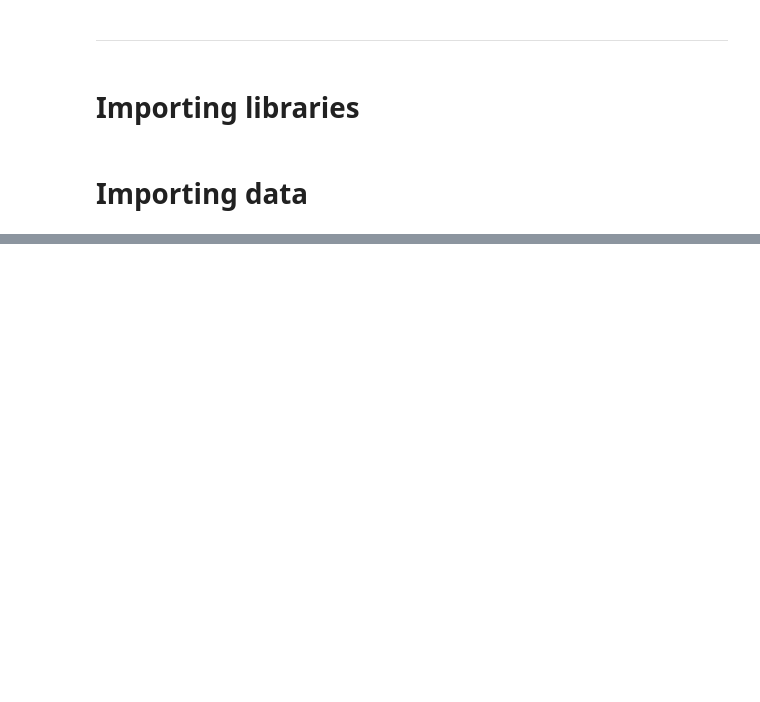
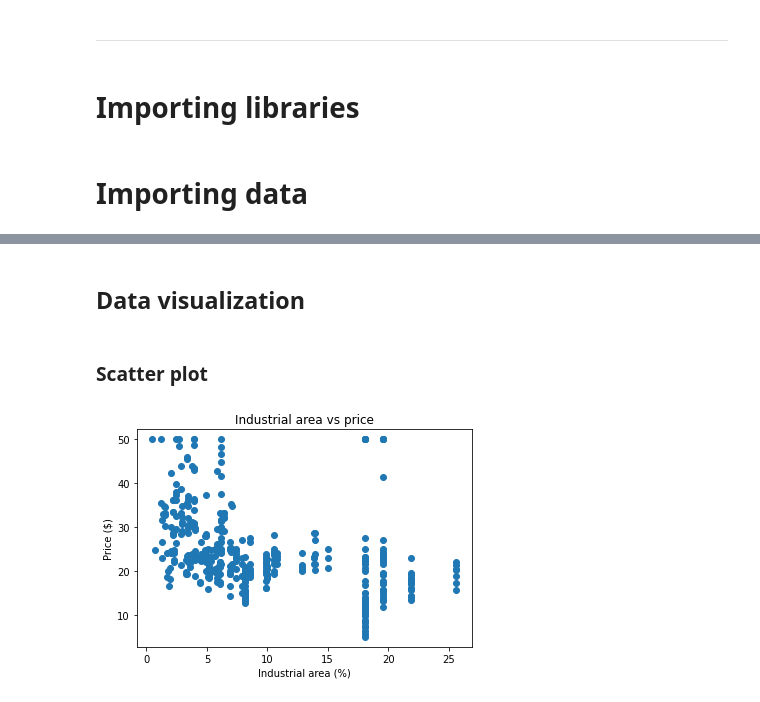
Before and after one commit to jhonnierandrey/jupyter, a Jupyter notebook: Predictive Analytics and Regression Models.ipynb, the cells around one changed output, grey strips where cells are left out. Drawn from its saved outputs; the diff is of its cells as text; code cells hidden in the pictures; blank space fills up the shorter version.

Commit message:
prx with graphics and metrics

```diff
--- a/Predictive Analytics and Regression Models.ipynb
+++ b/Predictive Analytics and Regression Models.ipynb
@@ -63,0 +99,2 @@ df.iloc[2,4]
+# %%
+df['new_column'] = df['rooms'] + df['industrial']
@@ -63,0 +129,4 @@ df.iloc[2,4]
+# %% [markdown]
+## Data visualization
+# %% [markdown]
+### Scatter plot
@@ -63,0 +136,8 @@ df.iloc[2,4]
+# %%
+plt.scatter(df['industrial'], df['value'])
+plt.title('Industrial area vs price')
+plt.xlabel('Industrial area (%)')
+plt.ylabel('Price ($)')
+plt.show()
+# %% [output]
+[figure, added]
```
Also changed, not shown: parts of 27 cells of this notebook.
